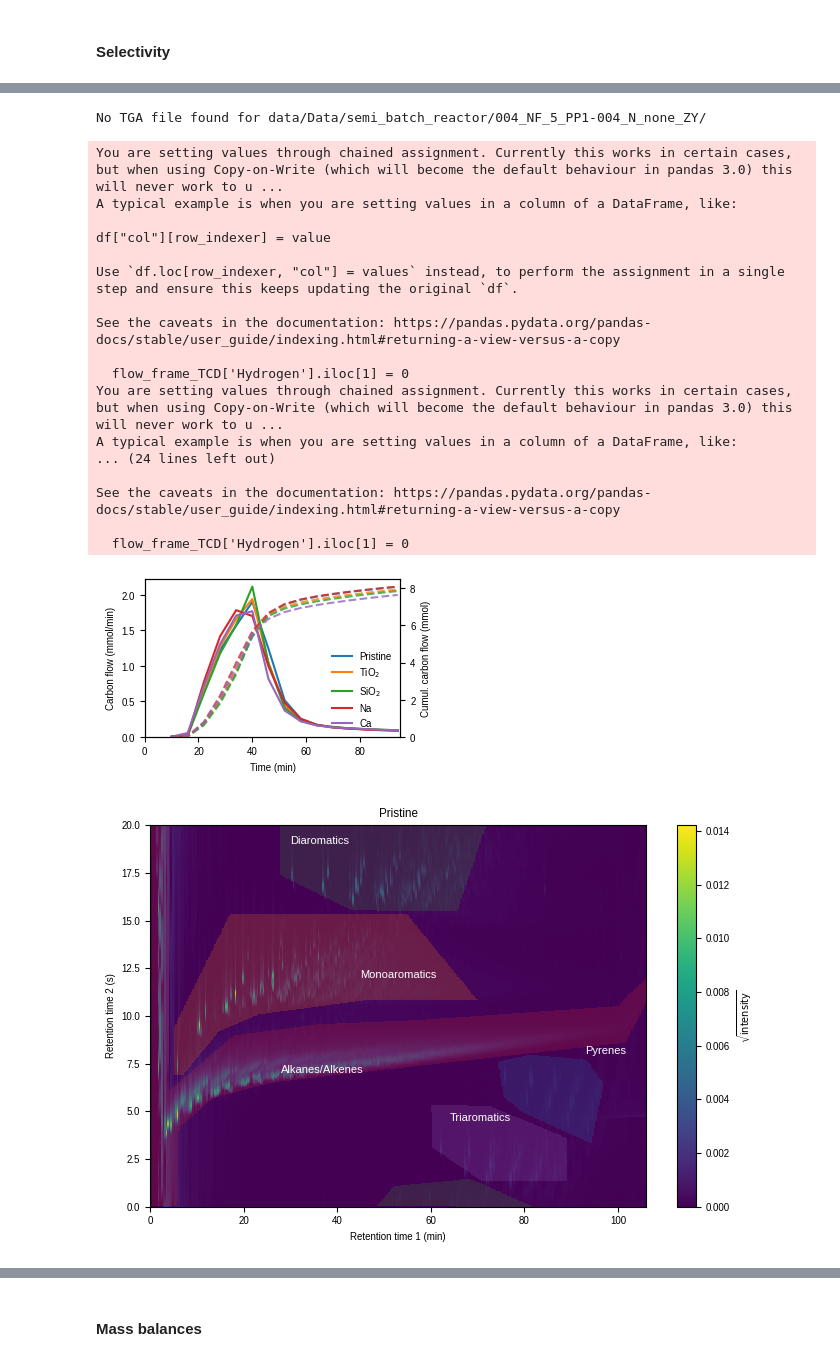
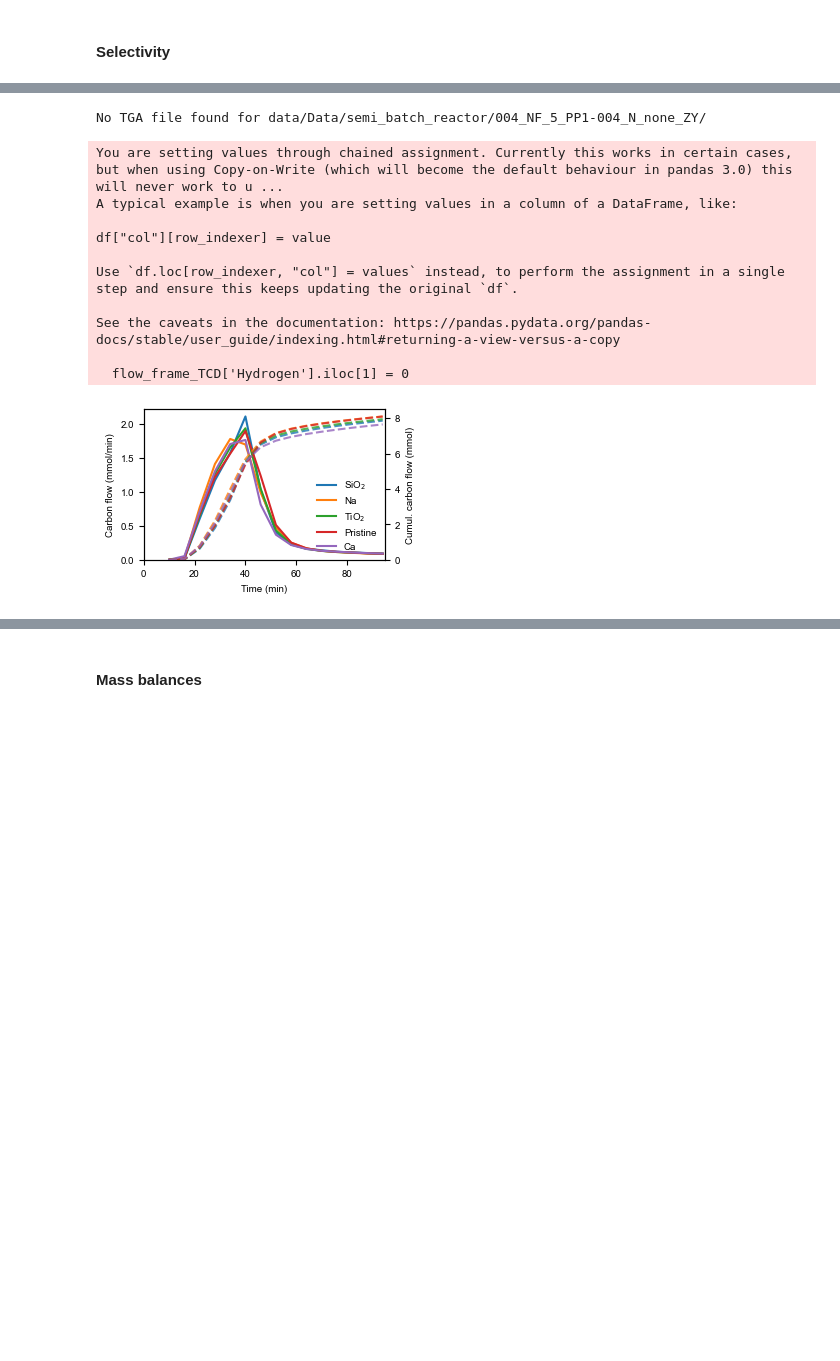
Before and after one commit to MyonicS/Manuscript_Impurities_2025, a Jupyter notebook: Impurities_notebook.ipynb, the cells around one changed output, grey strips where cells are left out. Saved outputs shown, nothing was run; the diff lists cells and outputs as text; code cells hidden in the pictures; blank space fills up the shorter version.

```diff
--- a/Impurities_notebook.ipynb
+++ b/Impurities_notebook.ipynb
@@ -1364,8 +1353,10 @@ for i, num in enumerate(sel_exp_nums):
     ax = axs[i]
     exp = tga_experiments[get_index_from_num(num, tga_experiments)]
     df = pd.read_csv(os.path.join(resultdir,'TGA', 'Results_full_'+exp+'.csv'))
+    df = df.sort_values('num_run')
     for run in df['num_run'].unique():
         df_run = df[df['num_run'] == run]
+        df_run = df_run.sort_values('num_loading')
         ax.plot(df_run['cat_weight']/df_run['polymer_weight']*100,df_run['Tmax'],'o-',markersize=3, color=color_dict[run],label='Run ' + str(run))
 
     #Formatting
@@ -1865,8 +1858,10 @@ for i, num in enumerate(sel_exp_nums):
         ax = axs[1,1]
     exp = tga_experiments[get_index_from_num(num, tga_experiments)]
     df = pd.read_csv(os.path.join(resultdir,'TGA', 'Results_full_'+exp+'.csv'))
+    df = df.sort_values('num_run')
     for run in df['num_run'].unique():
         df_run = df[df['num_run'] == run]
+        df_run = df_run.sort_values('num_loading')
         ax.plot(df_run['cat_weight']/df_run['polymer_weight']*100,df_run['Tmax'],'o-',markersize=3, color=color_dict[run],label='Run ' + str(run))
     #Formatting
     ax.set_xscale('log')
@@ -2481,7 +2479,7 @@ import utils.pyGCMS.utils as ogc
 if process_2D_Chromatogram:
     import utils.pyGCMS.gcgc_utils as gcgc
     mask_dir = 'utils/pyGCMS/Masks_GCxGC/'
-plot_2Dchromatogram = True
+plot_2Dchromatogram = False
 
 filedir = os.path.join(data_dir, 'semi_batch_reactor')
 
@@ -2602,20 +2607,12 @@ See the caveats in the documentation: https://pandas.pydata.org/pandas-docs/stab
 No TGA file found for data/Data/semi_batch_reactor/004_NF_5_PP1-004_N_none_ZY/
 You are setting values through chained assignment. Currently this works in certain cases, but when using Copy-on-Write (which will become the default behaviour in pandas 3.0) this will never work to u ...
 A typical example is when you are setting values in a column of a DataFrame, like:
 
 df["col"][row_indexer] = value
 
 Use `df.loc[row_indexer, "col"] = values` instead, to perform the assignment in a single step and ensure this keeps updating the original `df`.
 
 See the caveats in the documentation: https://pandas.pydata.org/pandas-docs/stable/user_guide/indexing.html#returning-a-view-versus-a-copy
 
   flow_frame_TCD['Hydrogen'].iloc[1] = 0
-You are setting values through chained assignment. Currently this works in certain cases, but when using Copy-on-Write (which will become the default behaviour in pandas 3.0) this will never work to u ...
-A typical example is when you are setting values in a column of a DataFrame, like:
-... (24 lines left out)
-
-See the caveats in the documentation: https://pandas.pydata.org/pandas-docs/stable/user_guide/indexing.html#returning-a-view-versus-a-copy
-
-  flow_frame_TCD['Hydrogen'].iloc[1] = 0
-[figure, old version]
+[figure, new version]
-[figure, removed]
```
Also changed, not shown: parts of 32 cells of this notebook, 1 other file.
